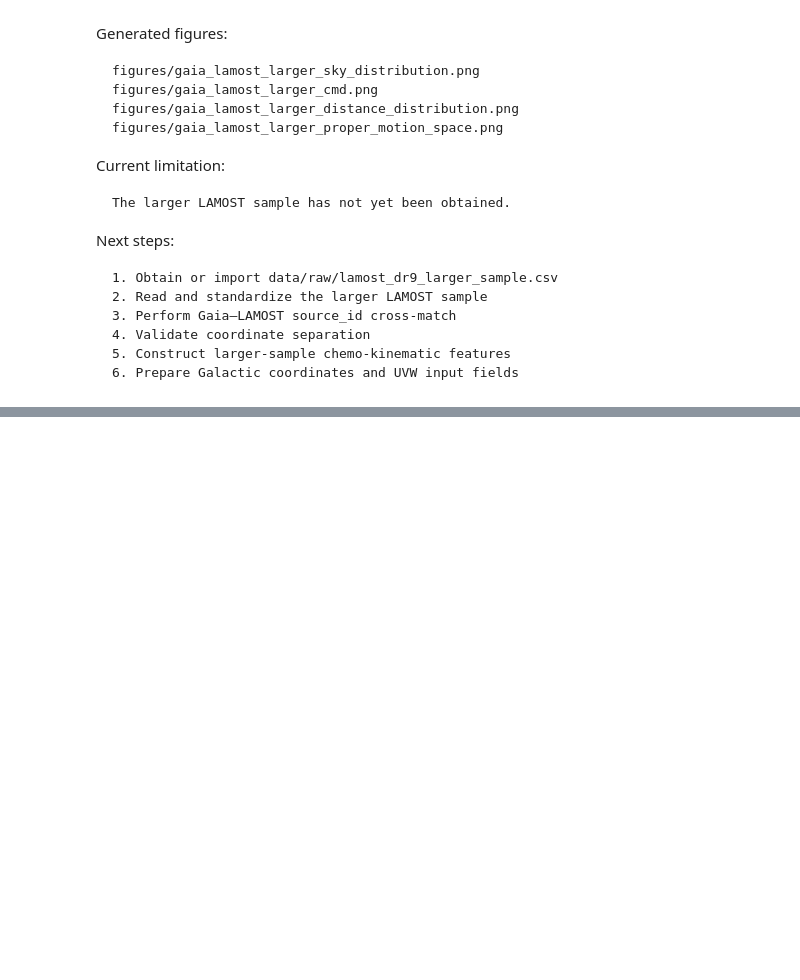
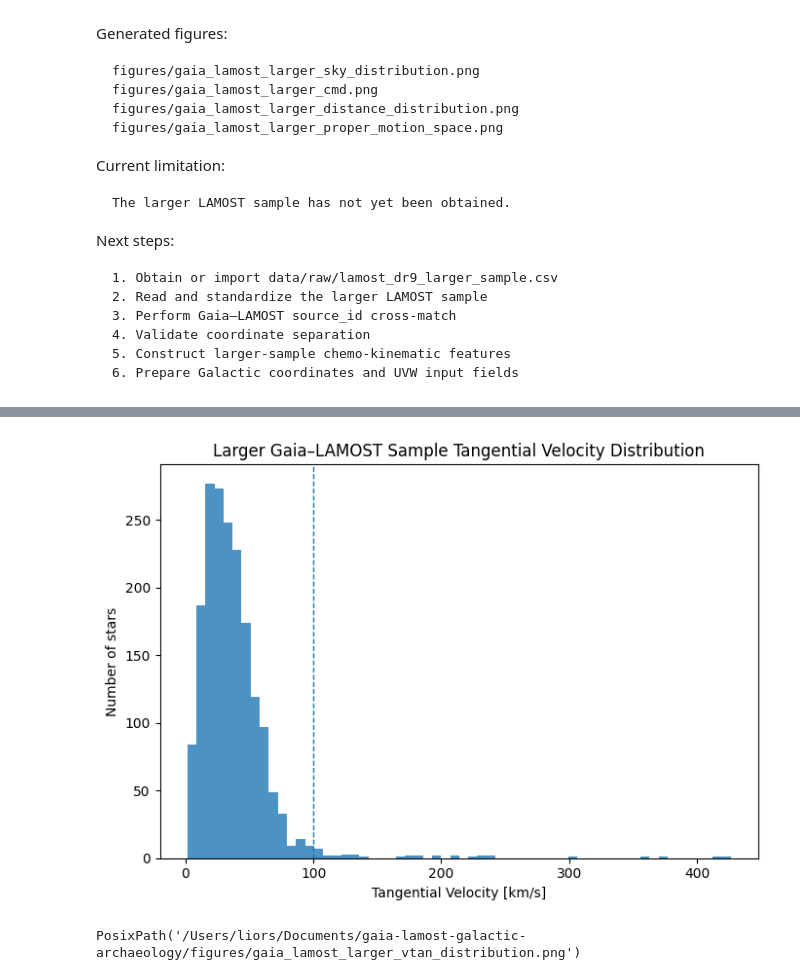
Before and after one commit to lior-linho/gaia-lamost-galactic-archaeology, a Jupyter notebook: notebooks/04_larger_sample_kinematic_preparation.ipynb, the cells around one changed output, grey strips where cells are left out. Drawn from its saved outputs; the diff is of its cells as text; code cells hidden in the pictures; blank space fills up the shorter version.

Commit message:
Complete larger Gaia-LAMOST feature preparation

```diff
--- a/notebooks/04_larger_sample_kinematic_preparation.ipynb
+++ b/notebooks/04_larger_sample_kinematic_preparation.ipynb
@@ -788,0 +1463,18 @@ Next steps:
+# %%
+larger_star_coord = SkyCoord(
+    ra=larger_features_dedup["ra_gaia"].values * u.deg,
+    dec=larger_features_dedup["dec_gaia"].values * u.deg,
+    frame="icrs"
+)
+
+larger_star_galactic = larger_star_coord.galactic
+
+larger_features_dedup["gal_l"] = larger_star_galactic.l.deg
+larger_features_dedup["gal_b"] = larger_star_galactic.b.deg
+
+larger_features_dedup[[
+    "ra_gaia",
+    "dec_gaia",
+    "gal_l",
+    "gal_b"
+]].head()
@@ -788,0 +1625,26 @@ Next steps:
+# %%
+plt.figure(figsize=(7, 5))
+
+plt.hist(
+    larger_features_dedup["tangential_velocity_kms"],
+    bins=60,
+    alpha=0.8
+)
+
+plt.axvline(100, linestyle="--", linewidth=1)
+
+plt.xlabel("Tangential Velocity [km/s]")
+plt.ylabel("Number of stars")
+plt.title("Larger Gaia–LAMOST Sample Tangential Velocity Distribution")
+
+plt.tight_layout()
+
+larger_vtan_distribution_path = FIGURES / "gaia_lamost_larger_vtan_distribution.png"
+plt.savefig(larger_vtan_distribution_path, dpi=200)
+
+plt.show()
+
+larger_vtan_distribution_path
+# %% [output]
+[figure, added]
+PosixPath('/Users/liors/Documents/gaia-lamost-galactic-archaeology/figures/gaia_lamost_larger_vtan_distribution.png')
```
Also changed, not shown: parts of 49 cells of this notebook, 5 other files.
